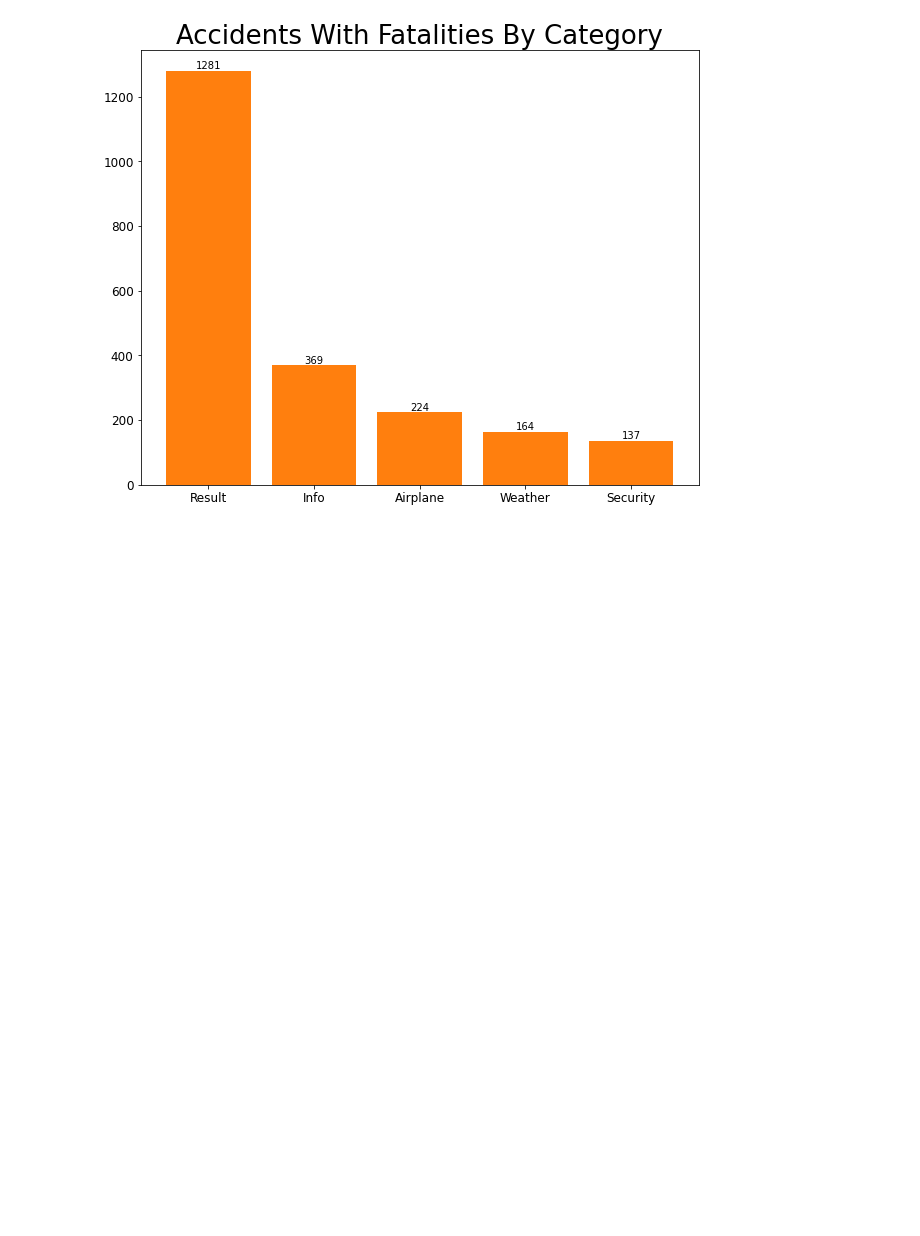
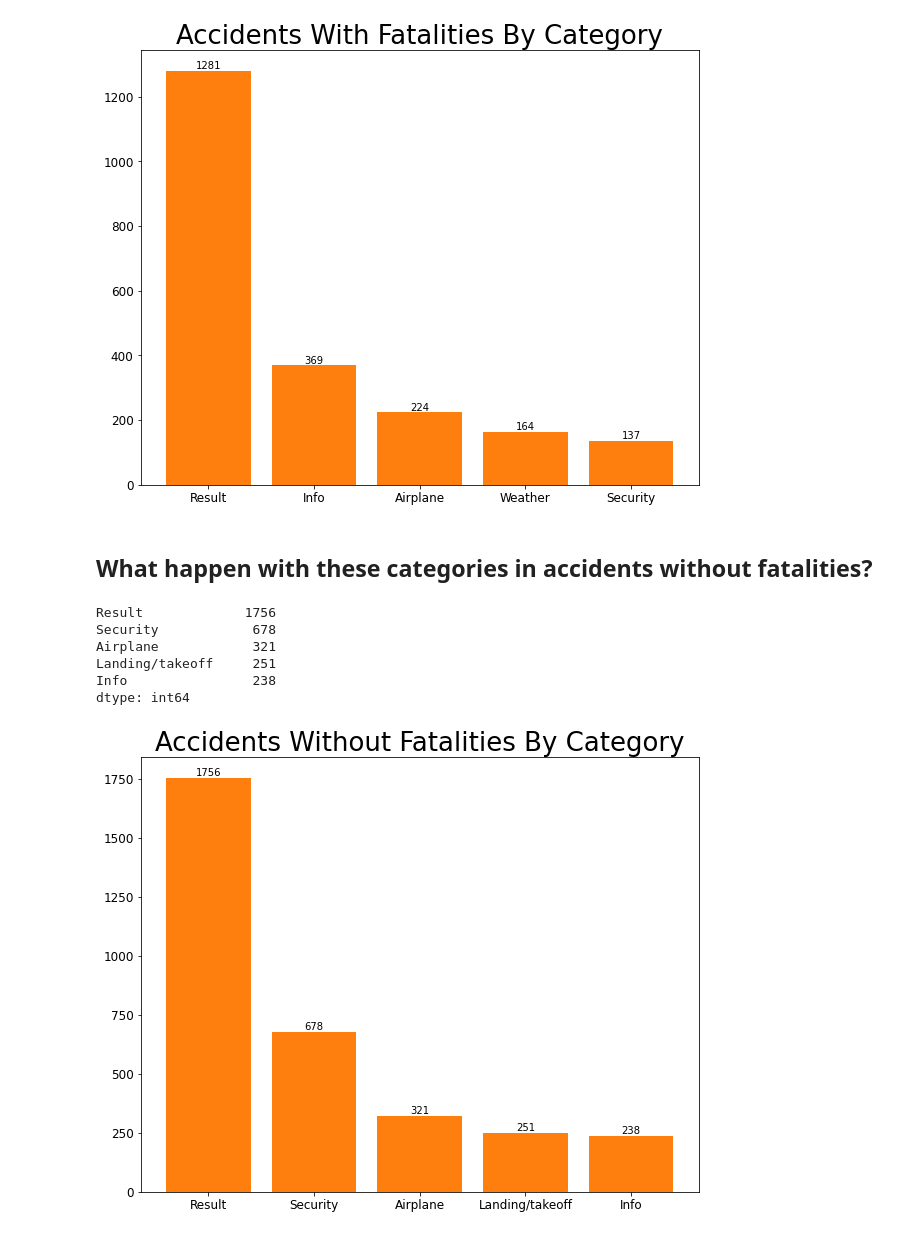
Before and after one commit to Camilo-Quiceno/data_science_project_aircraft, a Jupyter notebook: data-science-proyect.ipynb, the cells around one changed output. Saved outputs shown, nothing was run; the diff lists cells and outputs as text; code cells hidden in the pictures; blank space fills up the shorter version.

Commit message:
What happen with these categories in accidents without fatalities?
Adding all the logic to extract the information and make the plot
related to the question.

```diff
--- a/data-science-proyect.ipynb
+++ b/data-science-proyect.ipynb
@@ -100,3 +97,51 @@ fig.set_figheight(8)
 plt.show()
 # %% [output]
 [figure]
+# %% [markdown]
+## What happen with these categories in accidents without fatalities?
+# %%
+#Extract just the data related with incident cause (Column 7) when the accidents have fatalities and Separate each value by "," Character, due to each value has multiple causes, For example: Airplane - Engines, Airplane - Engines - Fire, Cargo - Overloaded
+all_causes_wofatalities_separated = df_dsp_wofatalities['Incident_Cause(es)'].apply(lambda x: x.split(","))
+
+#Iterate each flight to get just the first word of each cause, for example : Airplane - Engines -> Airplane and eliminating the duplicates in each element.
+all_causes_wofatalities_separated_unique = all_causes_wofatalities_separated.apply(lambda x: list(set([elem.split('-')[0].strip() for elem in x])))
+
+#Transform the set in a flat list with all the causes
+flat_list_all_causes_wofatalities = [word for series in all_causes_wofatalities_separated_unique for word in series]
+
+#Count the frecuency of each cause and delete word mountain due to it is not a category and take just the top 5 values
+series_all_causes_wofatalities_frecuency = pd.Series(flat_list_all_causes_wofatalities).value_counts().drop('mountain')[:5]
+series_all_causes_wofatalities_frecuency
+# %% [output]
+Result             1756
+Security            678
+Airplane            321
+Landing/takeoff     251
+Info                238
+dtype: int64
+# %%
+#Ploting zone:
+fig, ax = plt.subplots()
+
+#Defien x & y values for the plot
+causes = series_all_causes_wofatalities_frecuency.index
+causes_frequency = series_all_causes_wofatalities_frecuency.values
+
+#Adding bar values
+ax.bar(causes, causes_frequency)
+bars = ax.bar(causes, causes_frequency)
+ax.bar_label(bars)
+
+#Adding title to th chart and font sizes
+ax.set_title('Accidents Without Fatalities By Category', fontsize = 26)
+ax.tick_params(axis='x', labelsize=12)
+ax.tick_params(axis='y', labelsize=12)
+
+# Adjusting chart size
+fig.set_figwidth(10)
+fig.set_figheight(8)
+
+#Ploting the chart
+plt.show()
+# %% [output]
+[figure, added]
```
Also changed, not shown: parts of 1 cell of this notebook, 1 other file.
